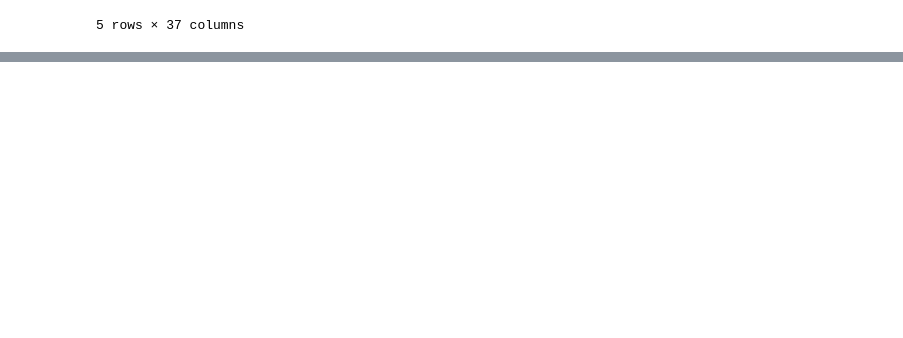
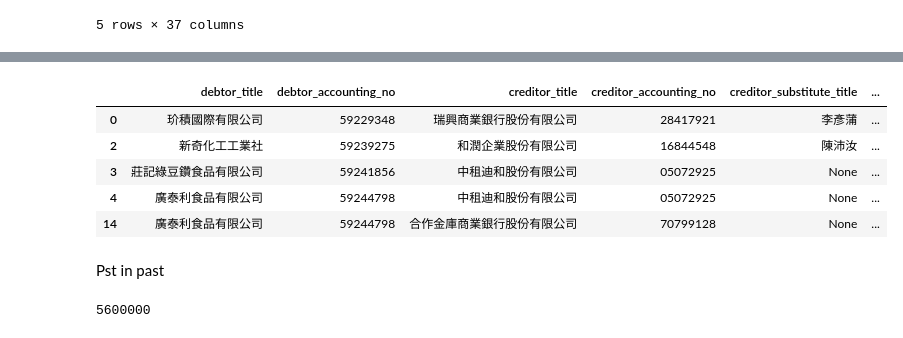
Before and after one commit to YFYDataTeam/credit_investigation, a Jupyter notebook: backend/test1.ipynb, the cells around one changed output, grey strips where cells are left out. Drawn from its saved outputs; the diff is of its cells as text; code cells hidden in the pictures; blank space fills up the shorter version.

```diff
--- a/backend/test1.ipynb
+++ b/backend/test1.ipynb
@@ -203,0 +240,17 @@ EPA_report
+# %%
+# ? is_floating_lien
+
+df1[['debtor_title', 'debtor_accounting_no',
+       'creditor_title', 'creditor_accounting_no', 'creditor_substitute_title',
+        'object_location','is_max_limit', 'object_type', 'agreement_end_date', 'agreement_amount',
+       'property_count', 'creation_dt', 'update_dt',
+        'currency', 'datatype']].head()
+# %% [output]
+|  | debtor_title | debtor_accounting_no | creditor_title | creditor_accounting_no | creditor_substitute_title | ... |
+| 0 | 玠積國際有限公司 | 59229348 | 瑞興商業銀行股份有限公司 | 28417921 | 李彥蒲 | ... |
+| 2 | 新奇化工工業社 | 59239275 | 和潤企業股份有限公司 | 16844548 | 陳沛汝 | ... |
+| 3 | 莊記綠豆鑽食品有限公司 | 59241856 | 中租迪和股份有限公司 | 05072925 | None | ... |
+| 4 | 廣泰利食品有限公司 | 59244798 | 中租迪和股份有限公司 | 05072925 | None | ... |
+| 14 | 廣泰利食品有限公司 | 59244798 | 合作金庫商業銀行股份有限公司 | 70799128 | None | ... |
+# %% [markdown]
+Pst in past
@@ -203,0 +259,16 @@ EPA_report
+# %%
+# total agreement_amount
+total_agreement = df_pst_past.agreement_amount.sum().astype('int64')
+
+# the nearest end_date
+nearest_end_date = df_pst_past['agreement_end_date'].max()
+
+# the nearest agreement_amount
+nearest_agreement_amount = df_pst_past.loc[df_pst_past['agreement_end_date'] == df_pst_past['agreement_end_date'].max(), 'agreement_amount'].values[0].astype('int64')
+nearest_agreement_amount
+
+#
+
+# detail data?
+# %% [output]
+5600000
```
Also changed, not shown: parts of 20 cells of this notebook, 32 other files.
